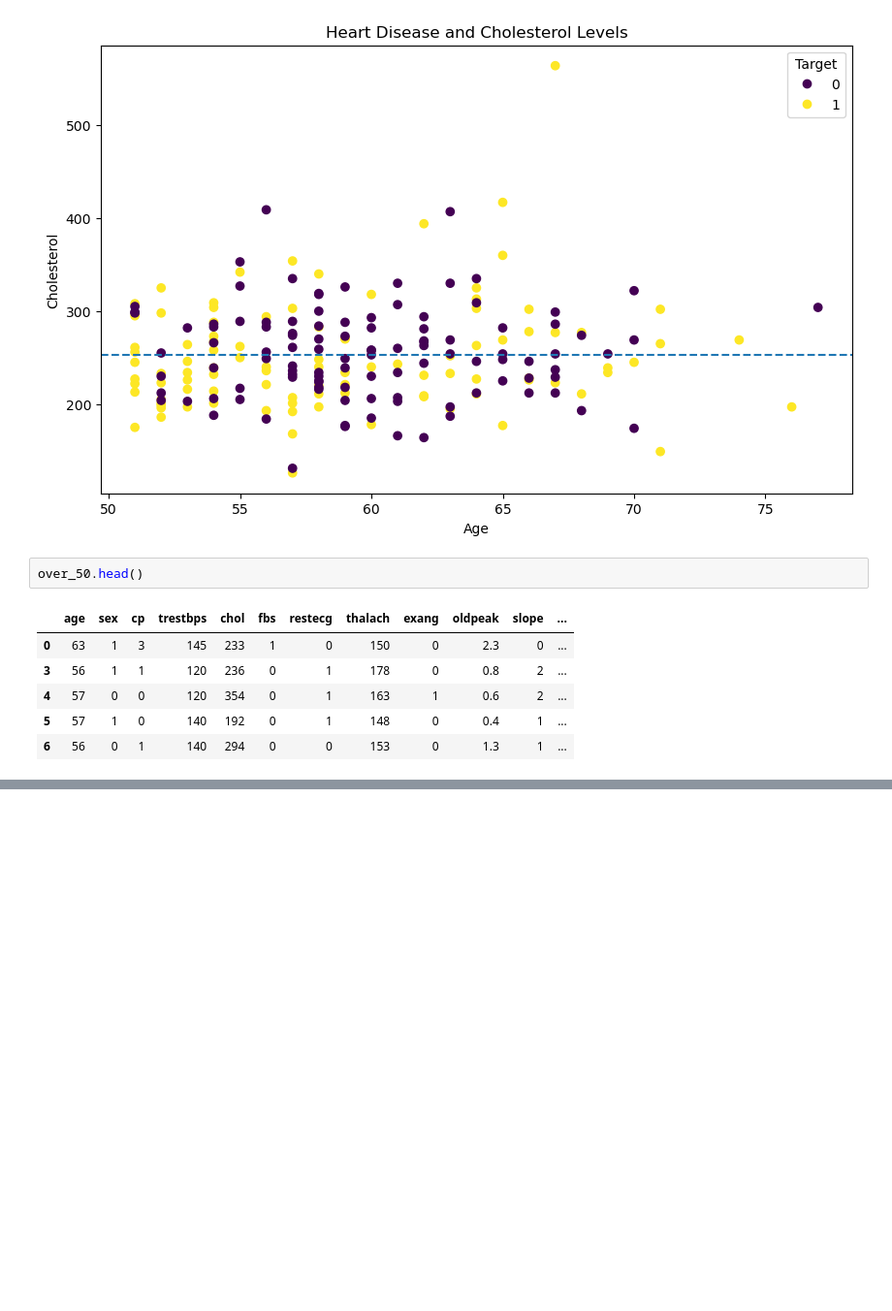
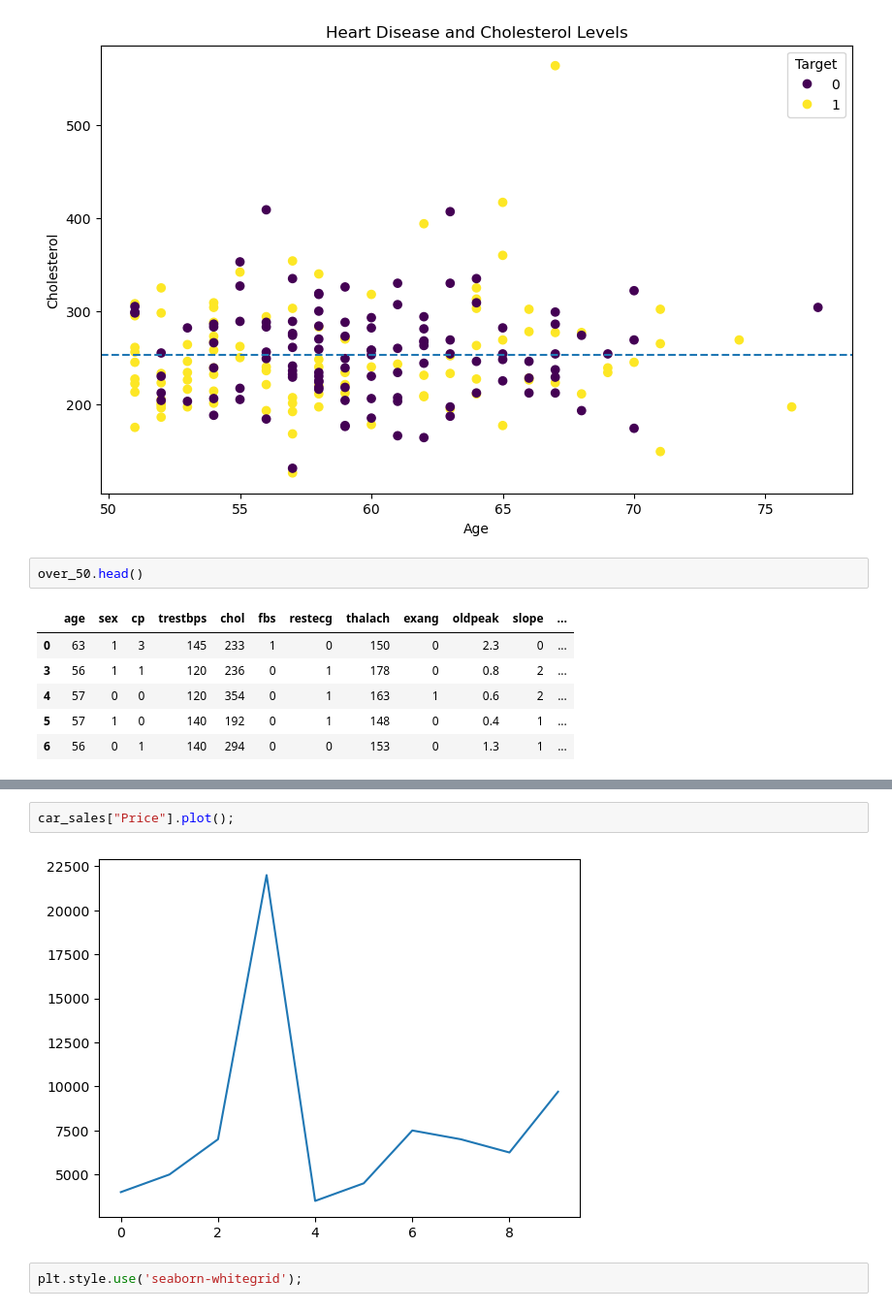
Before and after one commit to Tarun-Mittal-cell/dataAnalysisPandasNumpy, a Jupyter notebook: Introduction to Matplotlib.ipynb, the cells around one changed output, grey strips where cells are left out. Shown at 97% size. Drawn from its saved outputs; the diff is of its cells as text; blank space fills up the shorter version.

```diff
--- a/Introduction to Matplotlib.ipynb
+++ b/Introduction to Matplotlib.ipynb
@@ -501,0 +525,6 @@ fig.suptitle("Heart Disease Analysis", fontsize=16, fontweight="bold")
+# %%
+car_sales["Price"].plot();
+# %% [output]
+[figure, added]
+# %%
+plt.style.use('seaborn-whitegrid');
```
Also changed, not shown: parts of 12 cells of this notebook.
